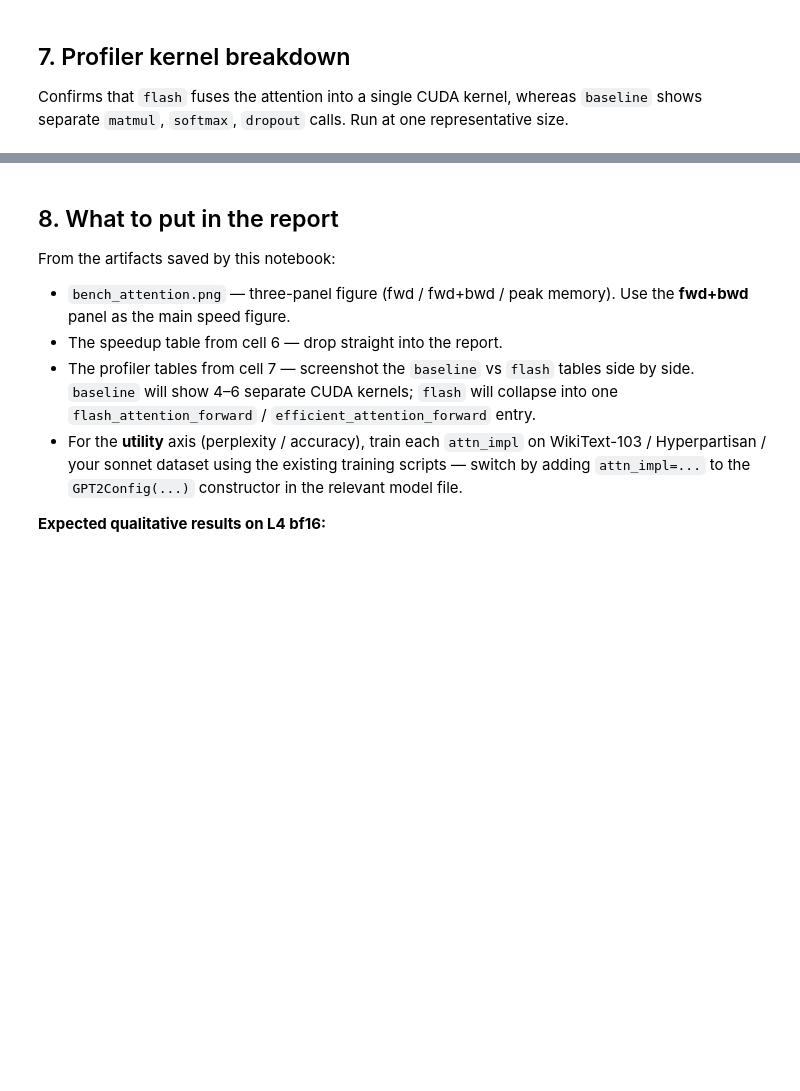
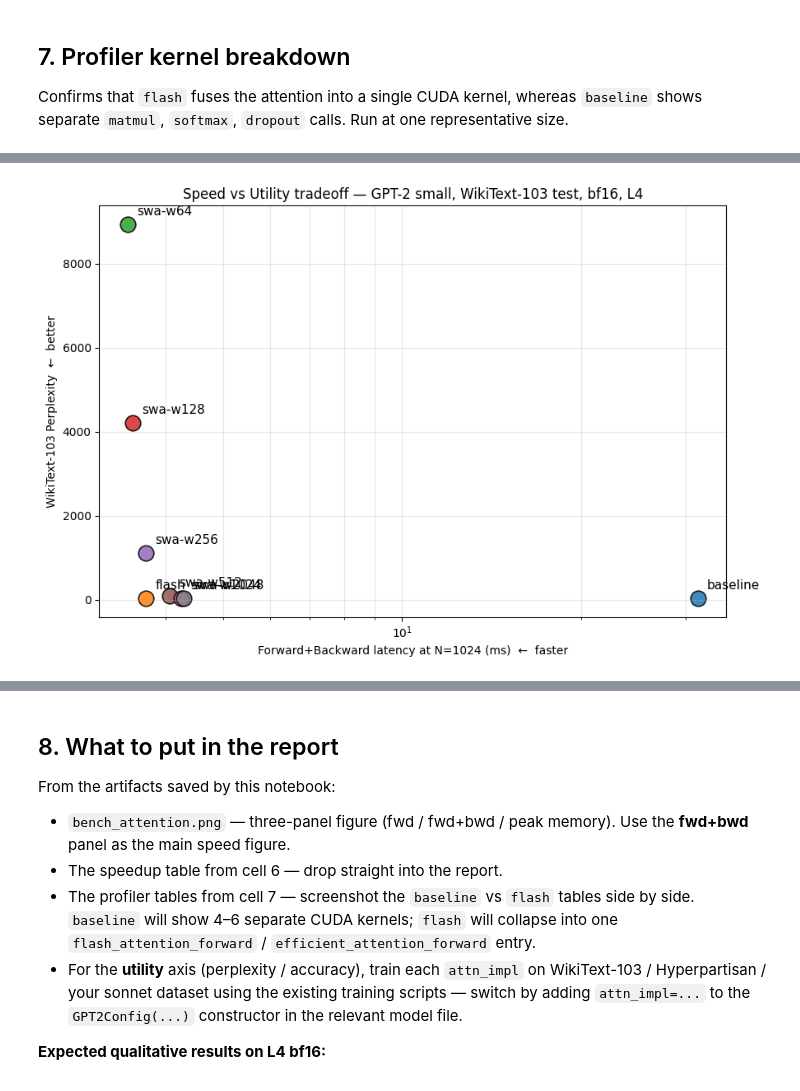
Before and after one commit to Lynx-Zhang/DD2424-Project, a Jupyter notebook: AttentionAccelerate.ipynb, the cells around one changed output, grey strips where cells are left out. Saved outputs shown, nothing was run; the diff lists cells and outputs as text; code cells hidden in the pictures; blank space fills up the shorter version.

```diff
--- a/AttentionAccelerate.ipynb
+++ b/AttentionAccelerate.ipynb
@@ -162,13 +252,14 @@ import gc, torch
 from config import GPT2Config
 from modules.attention import CausalSelfAttention
 
-def bench(impl, seq_len, batch=8, dtype=torch.bfloat16, n_warm=10, n_iter=30, swa_w=128):
-    cfg = GPT2Config(attn_impl=impl, swa_window_size=swa_w)
+def bench(impl, seq_len, batch=8, dtype=torch.bfloat16, n_warm=10, n_iter=30, swa_w=128, swa_sink=0):
+    cfg = GPT2Config(attn_impl=impl, swa_window_size=swa_w, swa_sink_size=swa_sink)
     layer = CausalSelfAttention(cfg).to('cuda').to(dtype).train()
 
     x = torch.randn(batch, seq_len, cfg.hidden_size, device='cuda', dtype=dtype, requires_grad=True)
     mask = torch.zeros(batch, 1, 1, seq_len, device='cuda', dtype=dtype)
     g = torch.randn(batch, seq_len, cfg.hidden_size, device='cuda', dtype=dtype)
+    torch.cuda.reset_peak_memory_stats()
 
     # warmup
     for _ in range(n_warm):
@@ -176,6 +267,11 @@ def bench(impl, seq_len, batch=8, dtype=torch.bfloat16, n_warm=10, n_iter=30, sw
         out.backward(g)
         x.grad = None
         for p in layer.parameters(): p.grad = None
+    torch.cuda.synchronize()
+    # warm up no record
+    for _ in range(5):
+        with torch.no_grad():
+            _ = layer(x, mask)
     torch.cuda.synchronize()
 
     starter = torch.cuda.Event(enable_timing=True)
@@ -202,10 +298,9 @@ def bench(impl, seq_len, batch=8, dtype=torch.bfloat16, n_warm=10, n_iter=30, sw
     fwd_bwd_ms = starter.elapsed_time(ender) / n_iter
 
     peak_mem_mb = torch.cuda.max_memory_allocated() / 1024**2
-    torch.cuda.reset_peak_memory_stats()
 
     del layer, x, mask, g
     gc.collect(); torch.cuda.empty_cache()
     return fwd_ms, fwd_bwd_ms, peak_mem_mb
 
-print('bench function ready')
+print('bench function ready (supports swa_sink)')
@@ -331,0 +633,61 @@ for impl, swa_w in [('baseline', 128), ('flash', 128), ('swa', 128)]:
+# %%
+# Combine speed + utility → Pareto plot and joint table
+import json
+import matplotlib.pyplot as plt
+
+with open('bench_results.json') as f:
+    speed = json.load(f)
+with open('ppl_results.json') as f:
+    util = json.load(f)
+
+ref_N = util['eval_seq_len']
+
+# Pareto plot: x = fwd+bwd ms at eval seq_len, y = PPL
+fig, ax = plt.subplots(figsize=(9, 6))
+plotted = []
+for r in util['results']:
+    label = r['label']
+    speed_rows = speed.get(label)
+    fb = None
+    if speed_rows is not None:
+        fb_map = {row['N']: row['fwd_bwd_ms'] for row in speed_rows}
+        fb = fb_map.get(ref_N)
+        if fb is not None and fb != fb:  # NaN
+            fb = None
+    if fb is None:
+        print(f'[skip plot] no speed data for {label} at N={ref_N}')
+        continue
+    ax.scatter(fb, r['ppl'], s=180, alpha=0.85, edgecolors='k', linewidths=1.2)
+    ax.annotate(label, (fb, r['ppl']), textcoords='offset points', xytext=(8, 8), fontsize=11)
+    plotted.append((label, fb, r['ppl']))
+
+ax.set_xlabel(f'Forward+Backward latency at N={ref_N} (ms)  ←  faster')
+ax.set_ylabel('WikiText-103 Perplexity  ←  better')
+ax.set_xscale('log')
+ax.set_title(f'Speed vs Utility tradeoff — GPT-2 small, WikiText-103 test, bf16, L4')
+ax.grid(True, which='both', alpha=0.3)
+plt.tight_layout()
+plt.savefig('pareto_speed_vs_ppl.png', dpi=140)
+plt.show()
+print('saved → pareto_speed_vs_ppl.png')
+print()
+
+# Joint table
+print(f'{"Mode":>12s}  {"PPL":>7s}  {"fwd+bwd (ms)":>13s}  {"speedup":>9s}')
+print('-' * 50)
+base_fb = None
+for label, fb, ppl in plotted:
+    if label == 'baseline':
+        base_fb = fb
+        break
+for r in util['results']:
+    label = r['label']
+    fb_map = {row['N']: row['fwd_bwd_ms'] for row in speed.get(label, [])}
+    fb = fb_map.get(ref_N)
+    if fb is None or fb != fb:
+        print(f'{label:>12s}  {r["ppl"]:7.2f}  {"N/A":>13s}  {"N/A":>9s}')
+    else:
+        sp = (base_fb / fb) if base_fb else float('nan')
+        print(f'{label:>12s}  {r["ppl"]:7.2f}  {fb:13.3f}  {sp:8.2f}x')
+# %% [output]
+[figure, added]
```
Also changed, not shown: parts of 17 cells of this notebook, 3 other files.
